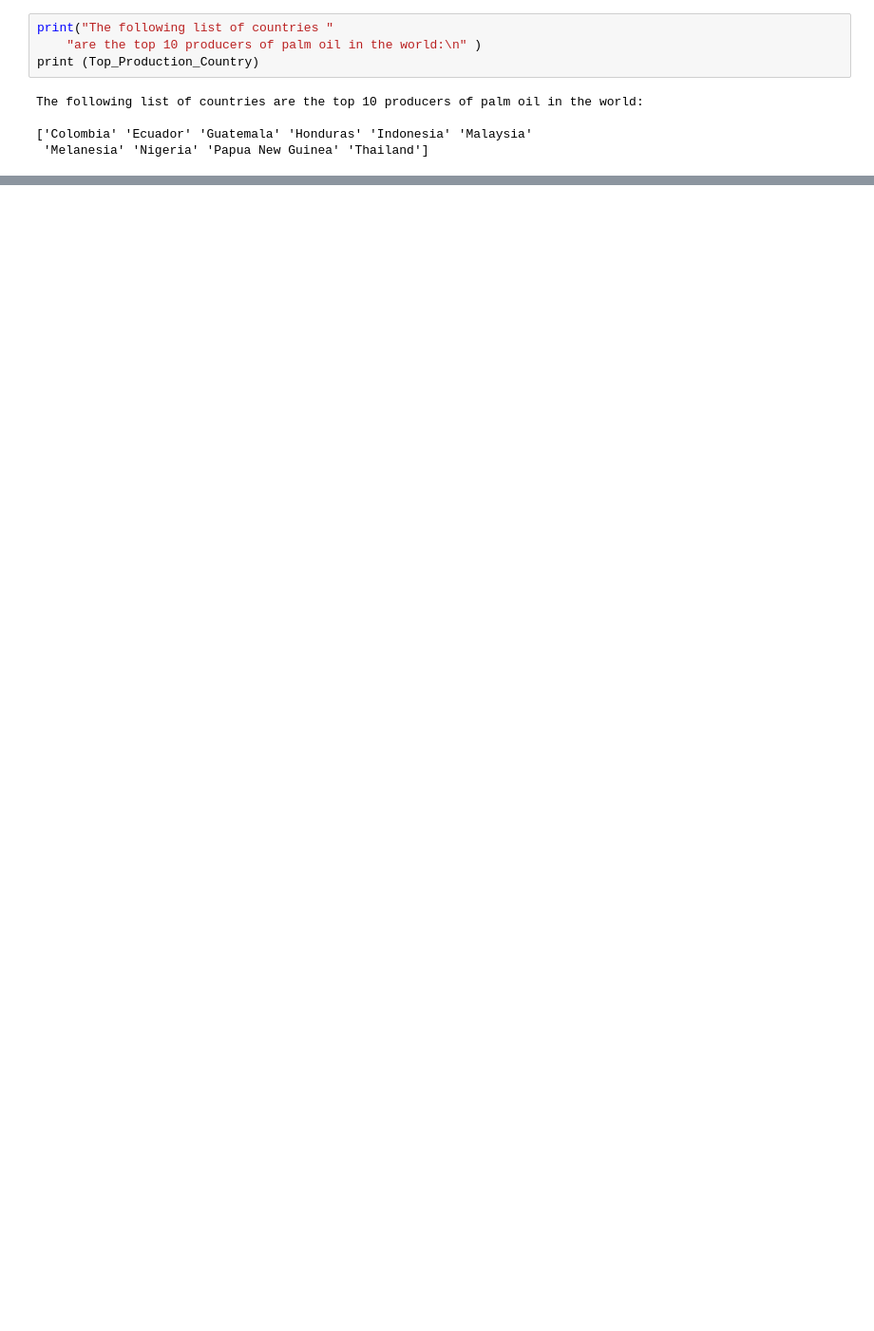
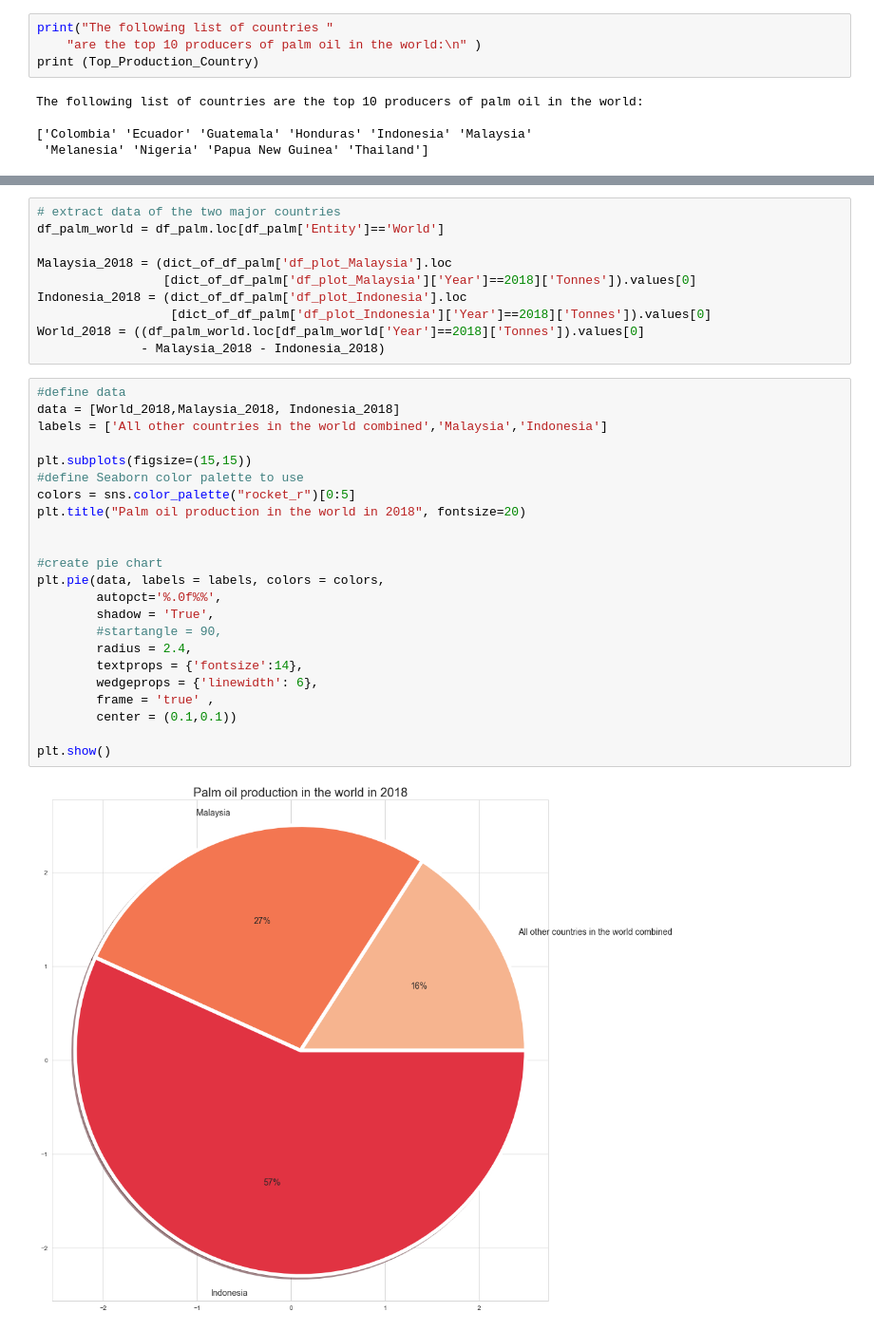
Before and after one commit to Niveusgh/World_Palm_Oil_Data, a Jupyter notebook: script/Jupyter.ipynb, the cells around one changed output, grey strips where cells are left out. Shown at 95% size. Cells and saved outputs as stored; diff of their text form; blank space fills up the shorter version.

```diff
--- a/script/Jupyter.ipynb
+++ b/script/Jupyter.ipynb
@@ -113,0 +127,35 @@ The following list of countries are the top 10 producers of palm oil in the worl
+# %%
+# extract data of the two major countries
+df_palm_world = df_palm.loc[df_palm['Entity']=='World']
+
+Malaysia_2018 = (dict_of_df_palm['df_plot_Malaysia'].loc
+                 [dict_of_df_palm['df_plot_Malaysia']['Year']==2018]['Tonnes']).values[0]
+Indonesia_2018 = (dict_of_df_palm['df_plot_Indonesia'].loc
+                  [dict_of_df_palm['df_plot_Indonesia']['Year']==2018]['Tonnes']).values[0]
+World_2018 = ((df_palm_world.loc[df_palm_world['Year']==2018]['Tonnes']).values[0]
+              - Malaysia_2018 - Indonesia_2018)
+# %%
+#define data
+data = [World_2018,Malaysia_2018, Indonesia_2018]
+labels = ['All other countries in the world combined','Malaysia','Indonesia']
+
+plt.subplots(figsize=(15,15))
+#define Seaborn color palette to use
+colors = sns.color_palette("rocket_r")[0:5]
+plt.title("Palm oil production in the world in 2018", fontsize=20)
+
+
+#create pie chart
+plt.pie(data, labels = labels, colors = colors,
+        autopct='%.0f%%',
+        shadow = 'True',
+        #startangle = 90,
+        radius = 2.4,
+        textprops = {'fontsize':14},
+        wedgeprops = {'linewidth': 6},
+        frame = 'true' ,
+        center = (0.1,0.1))
+
+plt.show()
+# %% [output]
+[figure, added]
```
Also changed, not shown: parts of 41 cells of this notebook, 6 other files.
